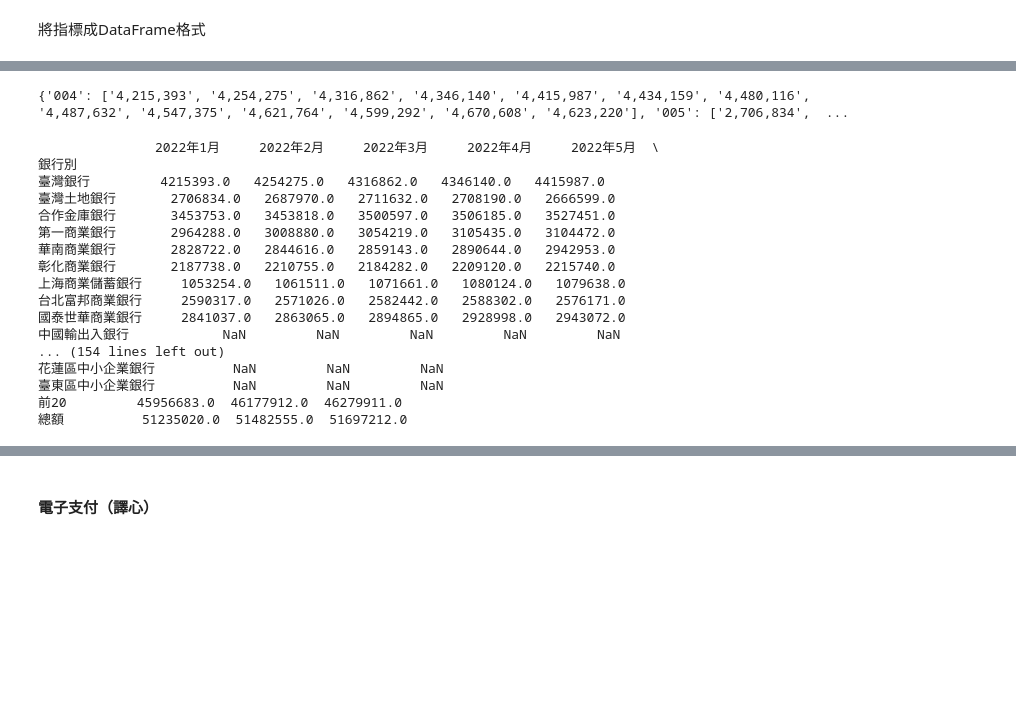
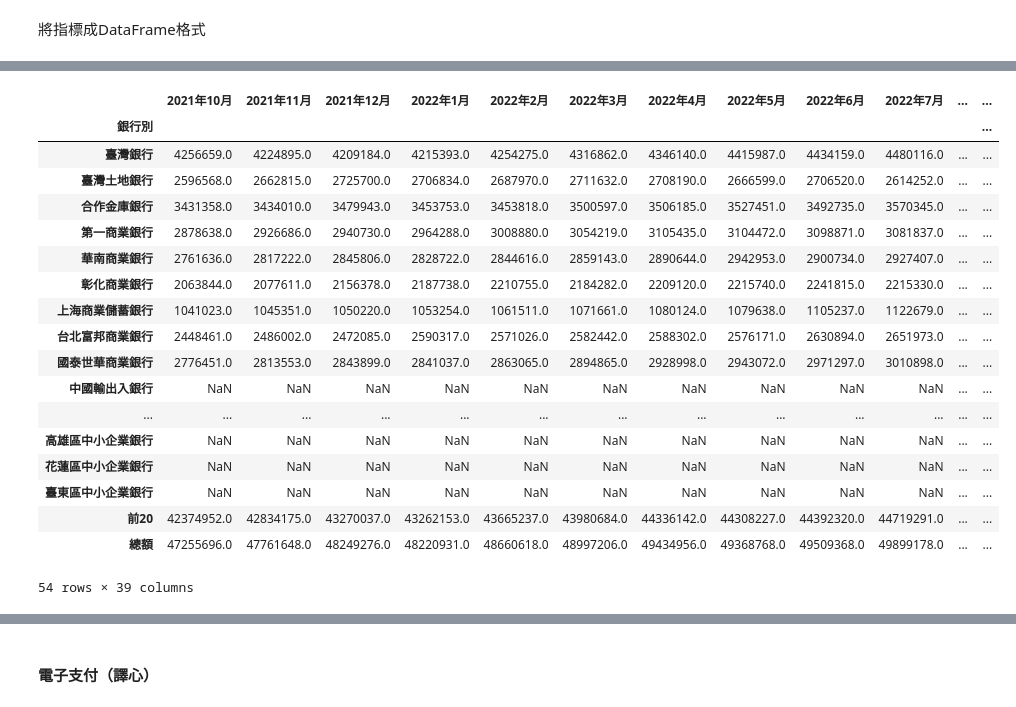
Before and after one commit to ChanceKu/EsunGroupA, a Jupyter notebook: Combine2.ipynb, the cells around one changed output, grey strips where cells are left out. Drawn from its saved outputs; the diff is of its cells as text; code cells hidden in the pictures; blank space fills up the shorter version.

```diff
--- a/Combine2.ipynb
+++ b/Combine2.ipynb
@@ -47,14 +45,13 @@ driver2.switch_to.frame('qry12')
 # %% [markdown]
 #### 設定時間年月範圍
 # %%
-#輸入西元再轉換成民國，會捉取前一年的資料
-input_year = str(int(input("選擇年度(西元): ")) - 1911)
-input_month = str(input("選擇月份: "))
+input_year = str(int(input("Year: ")) - 1911)
+input_month = str(input("Month: "))
 
 previous_month = str(int(input_month) - 1)
 previous_year = str(int(input_year) - 1)
 
-last_month = str(12)      #?
+last_month = str(12)
 # %% [markdown]
 網頁一（跨類別查詢）
 # %%
@@ -428,4 +413,36 @@ ratio_name = ["總存款月底餘額", "活期性存款月底餘額", "外匯存
+# %%
+# 計算市占率及排名
+for i in range(1, len(columns)):
+    for j in ratio_name:
+        if j == "活卡率":
+            ratio_dict[j][columns[i]+"市占率"] = np.nan
+            ratio_dict[j][columns[i]+"排名"] = ratio_dict[j][columns[i]][:-2].rank(ascending=False)
+        elif j == "信用卡逾期帳款比率":
+            ratio_dict[j][columns[i]+"市占率"] = np.nan
+            ratio_dict[j][columns[i]+"排名"] = ratio_dict[j][columns[i]][:-2].rank(ascending=True)
+        else:
+            ratio_dict[j][columns[i]+"市占率"] = ratio_dict[j][columns[i]][:-2]/ratio_dict[j][columns[i]][:-2].sum()
+            ratio_dict[j][columns[i]+"排名"] = ratio_dict[j][columns[i]+"市占率"][:-2].rank(ascending=False)
+            ratio_dict[j][columns[i]+"市占率"] = ratio_dict[j][columns[i]+"市占率"][:-2].map(lambda x: '{:.2%}'.format(x))
 # %%
-print(總存款月底餘額)
+ratio_dict["總存款月底餘額"]
 # %% [output]
+|  | 2021年10月 | 2021年11月 | 2021年12月 | 2022年1月 | 2022年2月 | 2022年3月 | 2022年4月 | 2022年5月 | 2022年6月 | 2022年7月 | ... | ... |
+| 銀行別 |  |  |  |  |  |  |  |  |  |  |  | ... |
+| 臺灣銀行 | 4256659.0 | 4224895.0 | 4209184.0 | 4215393.0 | 4254275.0 | 4316862.0 | 4346140.0 | 4415987.0 | 4434159.0 | 4480116.0 | ... | ... |
+| 臺灣土地銀行 | 2596568.0 | 2662815.0 | 2725700.0 | 2706834.0 | 2687970.0 | 2711632.0 | 2708190.0 | 2666599.0 | 2706520.0 | 2614252.0 | ... | ... |
+| 合作金庫銀行 | 3431358.0 | 3434010.0 | 3479943.0 | 3453753.0 | 3453818.0 | 3500597.0 | 3506185.0 | 3527451.0 | 3492735.0 | 3570345.0 | ... | ... |
+| 第一商業銀行 | 2878638.0 | 2926686.0 | 2940730.0 | 2964288.0 | 3008880.0 | 3054219.0 | 3105435.0 | 3104472.0 | 3098871.0 | 3081837.0 | ... | ... |
+| 華南商業銀行 | 2761636.0 | 2817222.0 | 2845806.0 | 2828722.0 | 2844616.0 | 2859143.0 | 2890644.0 | 2942953.0 | 2900734.0 | 2927407.0 | ... | ... |
+| 彰化商業銀行 | 2063844.0 | 2077611.0 | 2156378.0 | 2187738.0 | 2210755.0 | 2184282.0 | 2209120.0 | 2215740.0 | 2241815.0 | 2215330.0 | ... | ... |
+| 上海商業儲蓄銀行 | 1041023.0 | 1045351.0 | 1050220.0 | 1053254.0 | 1061511.0 | 1071661.0 | 1080124.0 | 1079638.0 | 1105237.0 | 1122679.0 | ... | ... |
+| 台北富邦商業銀行 | 2448461.0 | 2486002.0 | 2472085.0 | 2590317.0 | 2571026.0 | 2582442.0 | 2588302.0 | 2576171.0 | 2630894.0 | 2651973.0 | ... | ... |
+| 國泰世華商業銀行 | 2776451.0 | 2813553.0 | 2843899.0 | 2841037.0 | 2863065.0 | 2894865.0 | 2928998.0 | 2943072.0 | 2971297.0 | 3010898.0 | ... | ... |
+| 中國輸出入銀行 | NaN | NaN | NaN | NaN | NaN | NaN | NaN | NaN | NaN | NaN | ... | ... |
+| ... | ... | ... | ... | ... | ... | ... | ... | ... | ... | ... | ... | ... |
+| 高雄區中小企業銀行 | NaN | NaN | NaN | NaN | NaN | NaN | NaN | NaN | NaN | NaN | ... | ... |
+| 花蓮區中小企業銀行 | NaN | NaN | NaN | NaN | NaN | NaN | NaN | NaN | NaN | NaN | ... | ... |
+| 臺東區中小企業銀行 | NaN | NaN | NaN | NaN | NaN | NaN | NaN | NaN | NaN | NaN | ... | ... |
+| 前20 | 42374952.0 | 42834175.0 | 43270037.0 | 43262153.0 | 43665237.0 | 43980684.0 | 44336142.0 | 44308227.0 | 44392320.0 | 44719291.0 | ... | ... |
+| 總額 | 47255696.0 | 47761648.0 | 48249276.0 | 48220931.0 | 48660618.0 | 48997206.0 | 49434956.0 | 49368768.0 | 49509368.0 | 49899178.0 | ... | ... |
-{'004': ['4,215,393', '4,254,275', '4,316,862', '4,346,140', '4,415,987', '4,434,159', '4,480,116', '4,487,632', '4,547,375', '4,621,764', '4,599,292', '4,670,608', '4,623,220'], '005': ['2,706,834',  ...
+54 rows × 39 columns
@@ -457,20 +448,0 @@ for i in range(len(ratio_list)):
-# %%
-print(ratio_dict["總存款月底餘額"])
-# %% [output]
-               2022年1月     2022年2月     2022年3月     2022年4月     2022年5月  \
-銀行別
-臺灣銀行         4215393.0   4254275.0   4316862.0   4346140.0   4415987.0
-臺灣土地銀行       2706834.0   2687970.0   2711632.0   2708190.0   2666599.0
-合作金庫銀行       3453753.0   3453818.0   3500597.0   3506185.0   3527451.0
-第一商業銀行       2964288.0   3008880.0   3054219.0   3105435.0   3104472.0
-華南商業銀行       2828722.0   2844616.0   2859143.0   2890644.0   2942953.0
-彰化商業銀行       2187738.0   2210755.0   2184282.0   2209120.0   2215740.0
-上海商業儲蓄銀行     1053254.0   1061511.0   1071661.0   1080124.0   1079638.0
-台北富邦商業銀行     2590317.0   2571026.0   2582442.0   2588302.0   2576171.0
-國泰世華商業銀行     2841037.0   2863065.0   2894865.0   2928998.0   2943072.0
-中國輸出入銀行            NaN         NaN         NaN         NaN         NaN
-... (154 lines left out)
-花蓮區中小企業銀行          NaN         NaN         NaN
-臺東區中小企業銀行          NaN         NaN         NaN
-前20         45956683.0  46177912.0  46279911.0
-總額          51235020.0  51482555.0  51697212.0
```
Also changed, not shown: parts of 23 cells of this notebook.
